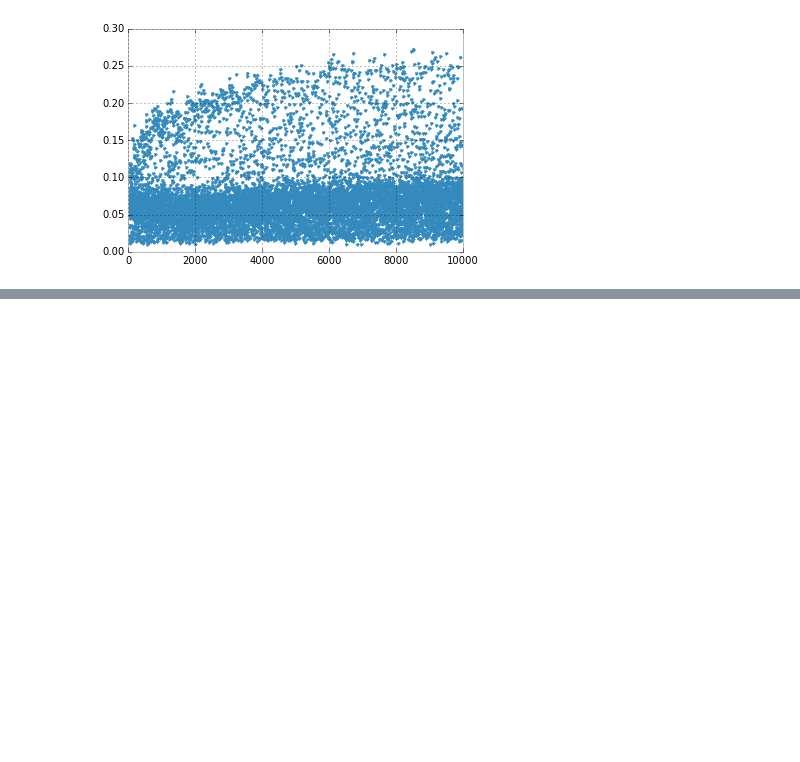
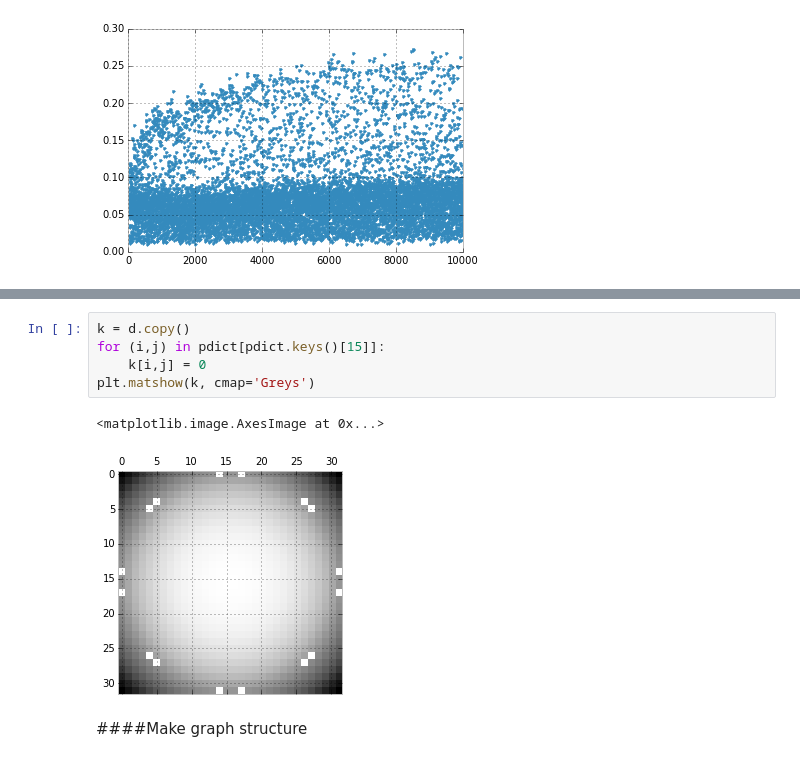
Before and after one commit to colinclement/cudaRBM, a Jupyter notebook: code/python/nbRBM.ipynb, the cells around one changed output, grey strips where cells are left out. Saved outputs shown, nothing was run; the diff lists cells and outputs as text; blank space fills up the shorter version.

```diff
--- a/code/python/nbRBM.ipynb
+++ b/code/python/nbRBM.ipynb
@@ -434,0 +416,10 @@ array([[ 0.0238539 , -0.09769378, -0.06930301, ..., -0.03073581,
+# %%
+k = d.copy()
+for (i,j) in pdict[pdict.keys()[15]]:
+    k[i,j] = 0
+plt.matshow(k, cmap='Greys')
+# %% [output]
+<matplotlib.image.AxesImage at 0x...>
+[figure, added]
+# %% [markdown]
+####Make graph structure
```
Also changed, not shown: parts of 12 cells of this notebook.
